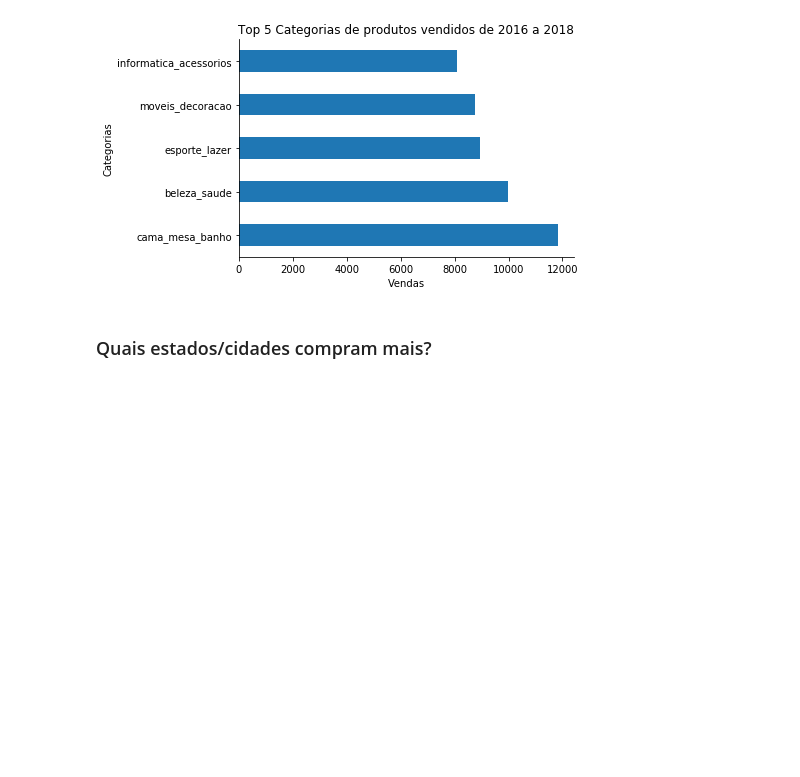
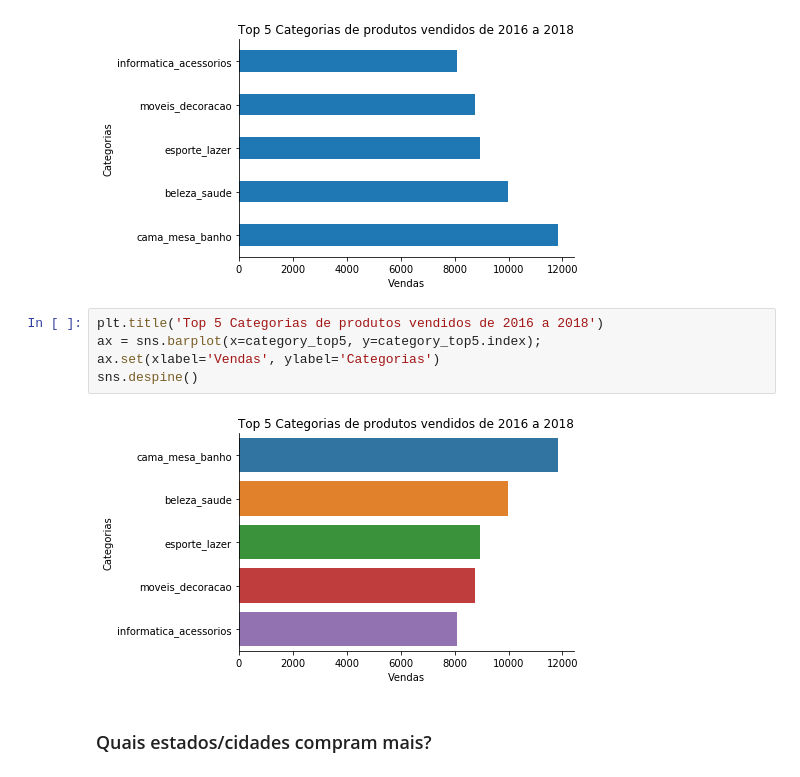
Before and after one commit to rzrodriguez/data_submissions, a Jupyter notebook: Week 3/Project 3/Project3.ipynb, the cells around one changed output. Cells and saved outputs as stored; diff of their text form; blank space fills up the shorter version.

```diff
--- a/Week 3/Project 3/Project3.ipynb
+++ b/Week 3/Project 3/Project3.ipynb
@@ -157,6 +157,13 @@ category_top5.plot.barh();
 sns.despine()
 # %% [output]
 [figure]
+# %%
+plt.title('Top 5 Categorias de produtos vendidos de 2016 a 2018')
+ax = sns.barplot(x=category_top5, y=category_top5.index);
+ax.set(xlabel='Vendas', ylabel='Categorias')
+sns.despine()
+# %% [output]
+[figure, added]
 # %% [markdown]
 ### Quais estados/cidades compram mais?
 # %%
```
Also changed, not shown: parts of 1 cell of this notebook, 1 other file.
